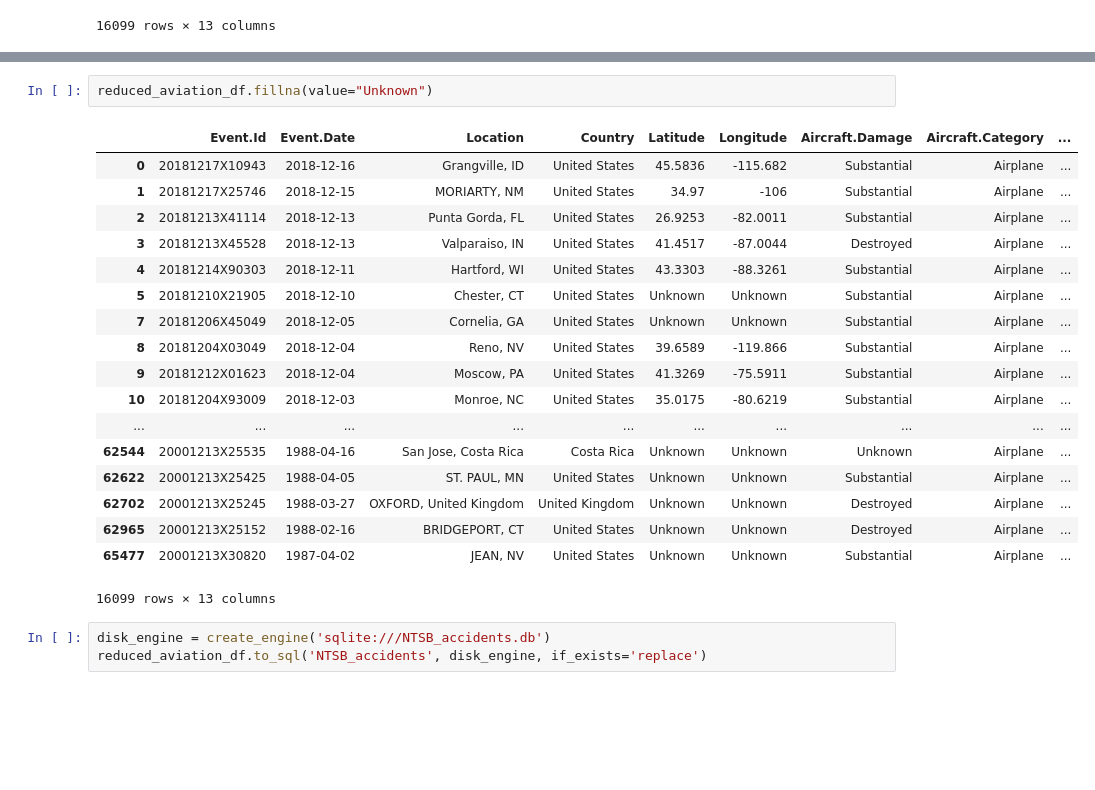
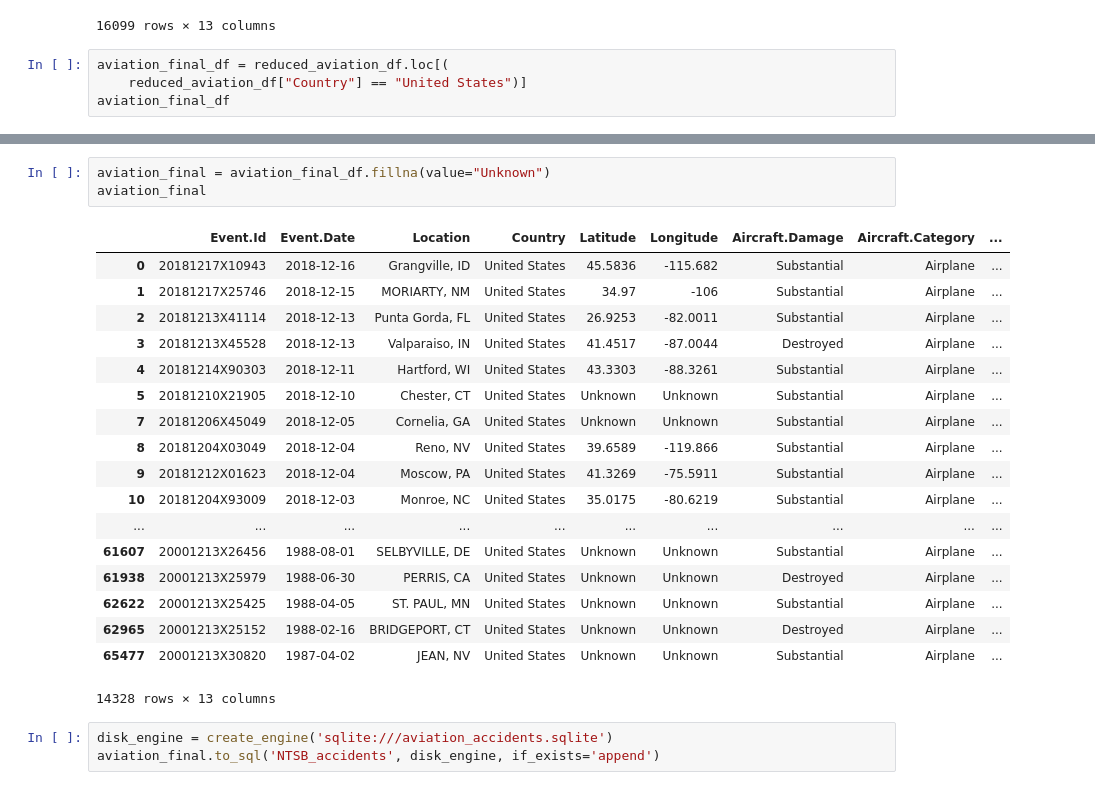
Before and after one commit to LVijayaraghavan/Aviation_Accidents, a Jupyter notebook: NTSB_data.ipynb, the cells around one changed output, grey strips where cells are left out. Cells and saved outputs as stored; diff of their text form; blank space fills up the shorter version.

```diff
--- a/NTSB_data.ipynb
+++ b/NTSB_data.ipynb
@@ -111,3 +541,7 @@ reduced_aviation_df
 | 62965 | 20001213X25152 | 1988-02-16 | BRIDGEPORT, CT | United States | NaN | NaN | Destroyed | Airplane | ... |
 | 65477 | 20001213X30820 | 1987-04-02 | JEAN, NV | United States | NaN | NaN | Substantial | Airplane | ... |
 16099 rows × 13 columns
+# %%
+aviation_final_df = reduced_aviation_df.loc[(
+    reduced_aviation_df["Country"] == "United States")]
+aviation_final_df
@@ -114,24 +567,25 @@ reduced_aviation_df
 # %%
-reduced_aviation_df.fillna(value="Unknown")
+aviation_final = aviation_final_df.fillna(value="Unknown")
+aviation_final
 # %% [output]
 |  | Event.Id | Event.Date | Location | Country | Latitude | Longitude | Aircraft.Damage | Aircraft.Category | ... |
 | 0 | 20181217X10943 | 2018-12-16 | Grangville, ID | United States | 45.5836 | -115.682 | Substantial | Airplane | ... |
 | 1 | 20181217X25746 | 2018-12-15 | MORIARTY, NM | United States | 34.97 | -106 | Substantial | Airplane | ... |
 | 2 | 20181213X41114 | 2018-12-13 | Punta Gorda, FL | United States | 26.9253 | -82.0011 | Substantial | Airplane | ... |
 | 3 | 20181213X45528 | 2018-12-13 | Valparaiso, IN | United States | 41.4517 | -87.0044 | Destroyed | Airplane | ... |
 | 4 | 20181214X90303 | 2018-12-11 | Hartford, WI | United States | 43.3303 | -88.3261 | Substantial | Airplane | ... |
 | 5 | 20181210X21905 | 2018-12-10 | Chester, CT | United States | Unknown | Unknown | Substantial | Airplane | ... |
 | 7 | 20181206X45049 | 2018-12-05 | Cornelia, GA | United States | Unknown | Unknown | Substantial | Airplane | ... |
 | 8 | 20181204X03049 | 2018-12-04 | Reno, NV | United States | 39.6589 | -119.866 | Substantial | Airplane | ... |
 | 9 | 20181212X01623 | 2018-12-04 | Moscow, PA | United States | 41.3269 | -75.5911 | Substantial | Airplane | ... |
 | 10 | 20181204X93009 | 2018-12-03 | Monroe, NC | United States | 35.0175 | -80.6219 | Substantial | Airplane | ... |
 | ... | ... | ... | ... | ... | ... | ... | ... | ... | ... |
-| 62544 | 20001213X25535 | 1988-04-16 | San Jose, Costa Rica | Costa Rica | Unknown | Unknown | Unknown | Airplane | ... |
+| 61607 | 20001213X26456 | 1988-08-01 | SELBYVILLE, DE | United States | Unknown | Unknown | Substantial | Airplane | ... |
+| 61938 | 20001213X25979 | 1988-06-30 | PERRIS, CA | United States | Unknown | Unknown | Destroyed | Airplane | ... |
 | 62622 | 20001213X25425 | 1988-04-05 | ST. PAUL, MN | United States | Unknown | Unknown | Substantial | Airplane | ... |
-| 62702 | 20001213X25245 | 1988-03-27 | OXFORD, United Kingdom | United Kingdom | Unknown | Unknown | Destroyed | Airplane | ... |
 | 62965 | 20001213X25152 | 1988-02-16 | BRIDGEPORT, CT | United States | Unknown | Unknown | Destroyed | Airplane | ... |
 | 65477 | 20001213X30820 | 1987-04-02 | JEAN, NV | United States | Unknown | Unknown | Substantial | Airplane | ... |
-16099 rows × 13 columns
+14328 rows × 13 columns
 # %%
-disk_engine = create_engine('sqlite:///NTSB_accidents.db')
-reduced_aviation_df.to_sql('NTSB_accidents', disk_engine, if_exists='replace')
+disk_engine = create_engine('sqlite:///aviation_accidents.sqlite')
+aviation_final.to_sql('NTSB_accidents', disk_engine, if_exists='append')
```
Also changed, not shown: parts of 32 cells of this notebook, 2 other files.
